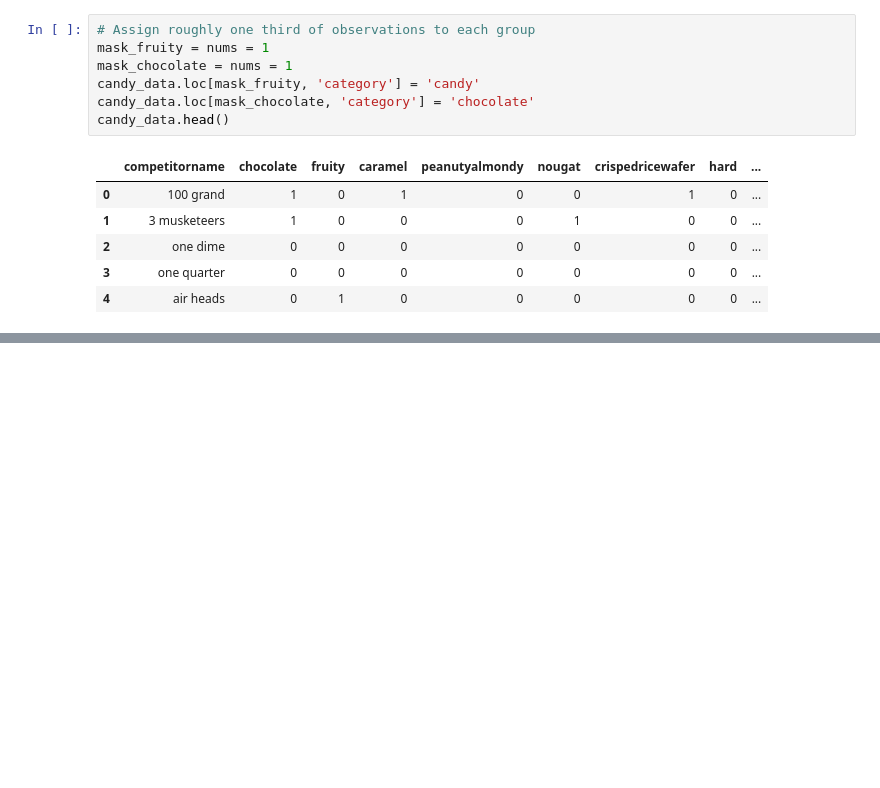
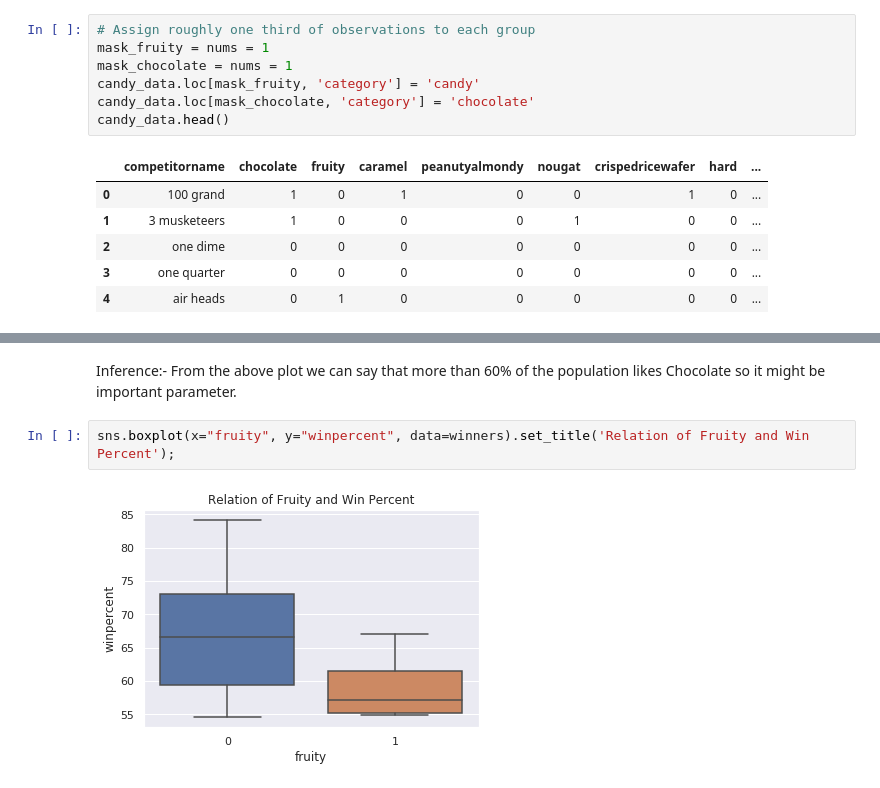
Before and after one commit to URP-DataScience/URP_ML1, a Jupyter notebook: ML Foundation Project.ipynb, the cells around one changed output, grey strips where cells are left out. Drawn from its saved outputs; the diff is of its cells as text; blank space fills up the shorter version.

```diff
--- a/ML Foundation Project.ipynb
+++ b/ML Foundation Project.ipynb
@@ -796,0 +903,7 @@ candy_data.head()
+# %% [markdown]
+Inference:-
+From the above plot we can say that more than 60% of the population likes Chocolate so it might be important parameter.
+# %%
+sns.boxplot(x="fruity", y="winpercent", data=winners).set_title('Relation of Fruity and Win Percent');
+# %% [output]
+[figure, added]
```
Also changed, not shown: parts of 28 cells of this notebook.
